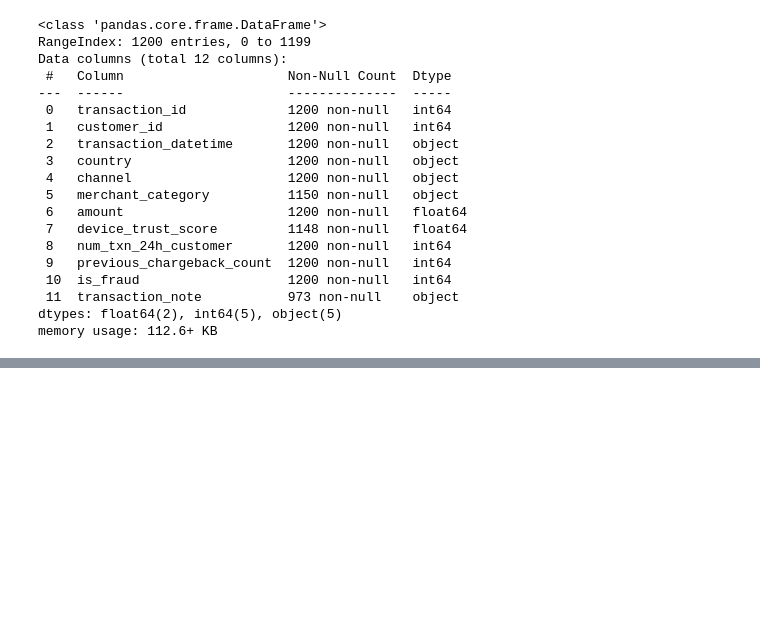
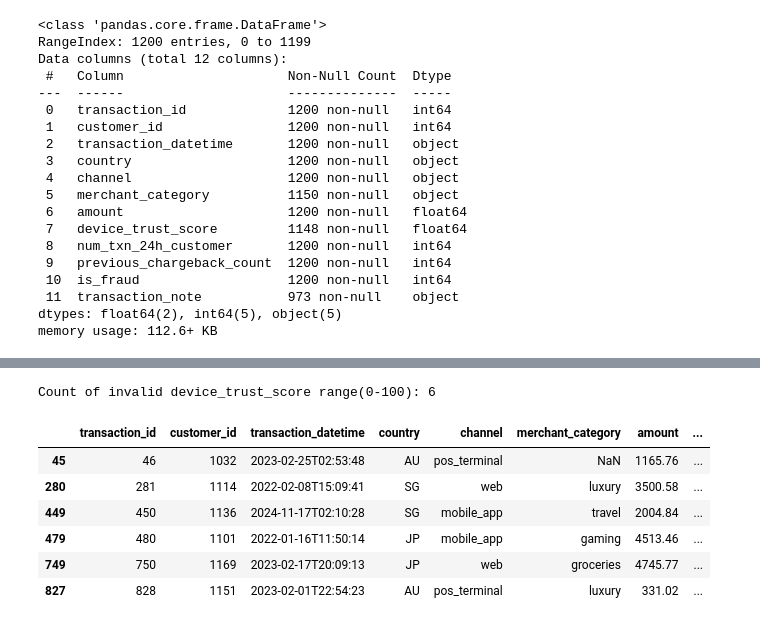
Before and after one commit to Aliff00/um-wie3007-data-mining-group14, a Jupyter notebook: part_one.ipynb, the cells around one changed output, grey strips where cells are left out. Saved outputs shown, nothing was run; the diff lists cells and outputs as text; code cells hidden in the pictures; blank space fills up the shorter version.

```diff
--- a/part_one.ipynb
+++ b/part_one.ipynb
@@ -78,0 +126,15 @@ df_raw.describe(include="all")
+# %%
+# Check if device trust score outside [0,100]
+invalid_score = (df_clean['device_trust_score'] < 0) | (df_clean['device_trust_score'] > 100)
+print("Count of invalid device_trust_score range(0-100):", ((invalid_score).sum()))
+
+df_clean.loc[invalid_score]
+# %% [output]
+Count of invalid device_trust_score range(0-100): 6
+|  | transaction_id | customer_id | transaction_datetime | country | channel | merchant_category | amount | ... |
+| 45 | 46 | 1032 | 2023-02-25T02:53:48 | AU | pos_terminal | NaN | 1165.76 | ... |
+| 280 | 281 | 1114 | 2022-02-08T15:09:41 | SG | web | luxury | 3500.58 | ... |
+| 449 | 450 | 1136 | 2024-11-17T02:10:28 | SG | mobile_app | travel | 2004.84 | ... |
+| 479 | 480 | 1101 | 2022-01-16T11:50:14 | JP | mobile_app | gaming | 4513.46 | ... |
+| 749 | 750 | 1169 | 2023-02-17T20:09:13 | JP | web | groceries | 4745.77 | ... |
+| 827 | 828 | 1151 | 2023-02-01T22:54:23 | AU | pos_terminal | luxury | 331.02 | ... |
```
Also changed, not shown: parts of 12 cells of this notebook, 1 other file.
